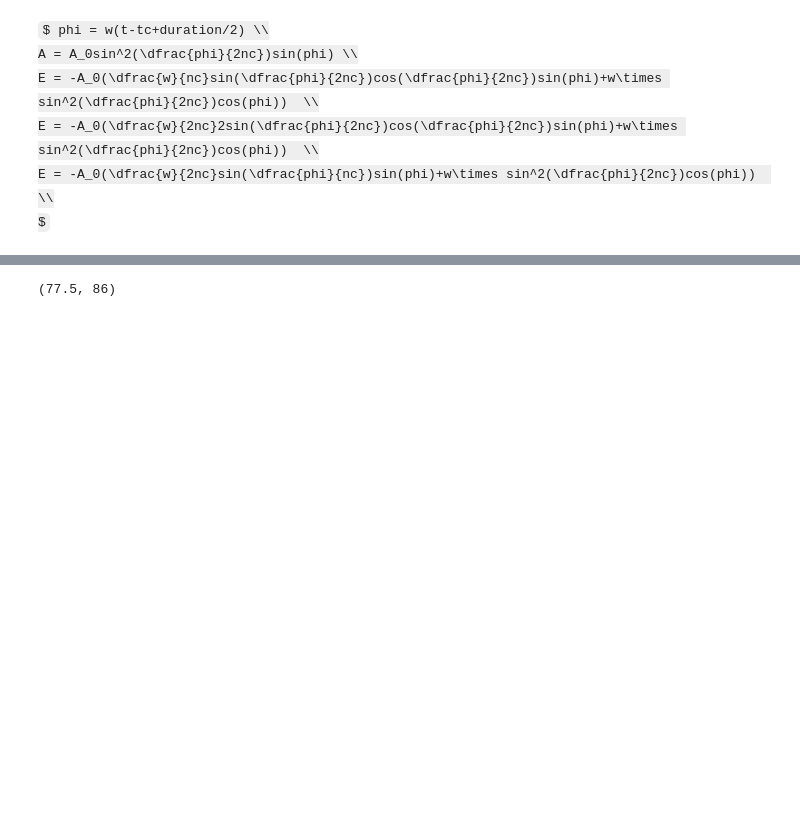
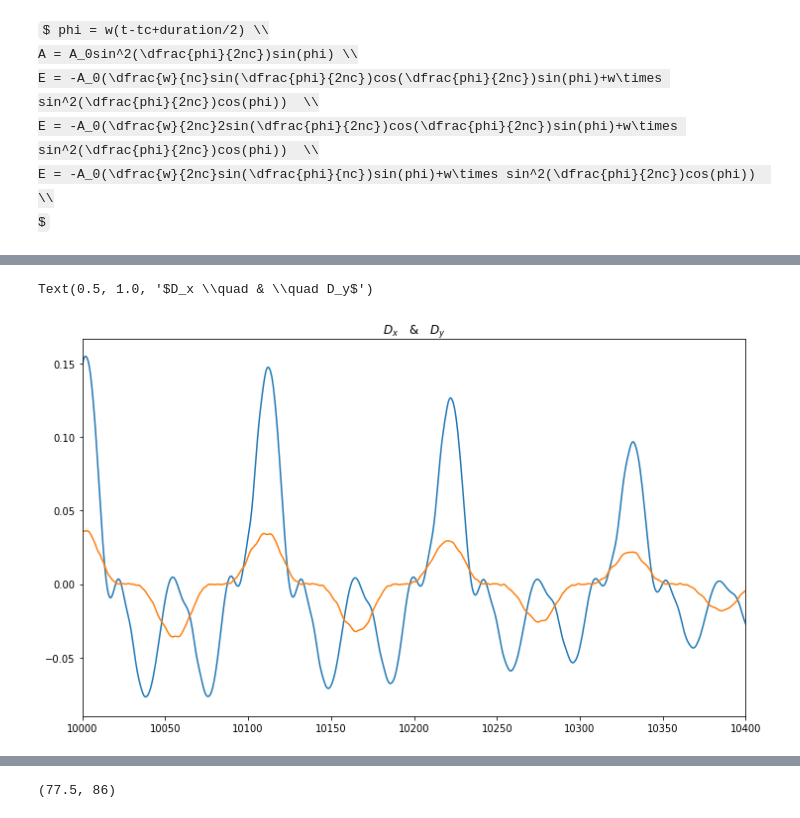
Before and after one commit to hetao2018/Models, a Jupyter notebook: SFA_cb/Plot-Copy1.ipynb, the cells around one changed output, grey strips where cells are left out. Saved outputs shown, nothing was run; the diff lists cells and outputs as text; code cells hidden in the pictures; some formulas as TeX source; blank space fills up the shorter version.

```diff
--- a/SFA_cb/Plot-Copy1.ipynb
+++ b/SFA_cb/Plot-Copy1.ipynb
@@ -48,3 +45,12 @@ plot(time, D_real)
+# %%
+figure(figsize=(12,7))
+plot(time, Dx)
+plot(time1, D_real)
+xlim(10000,10400)
+title('$D_x \quad & \quad D_y$')
+# %% [output]
+Text(0.5, 1.0, '$D_x \\quad & \\quad D_y$')
+[figure, added]
 # %%
 plot(time, Dx)
 plot(time, Dy)
```
Also changed, not shown: parts of 10 cells of this notebook, 9 other files.
